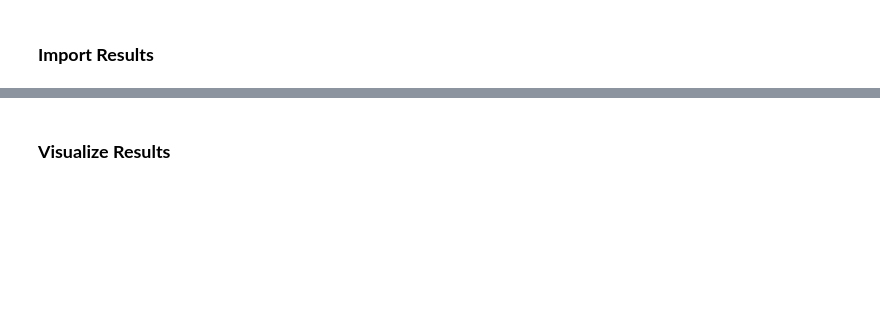
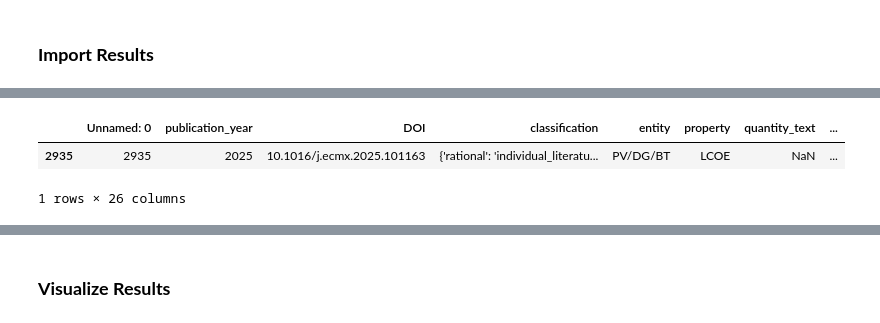
Before and after one commit to FZJ-IEK3-VSA/quinex-energy-system-studies, a Jupyter notebook: notebooks/Step6_SpatialVisualisation.ipynb, the cells around one changed output, grey strips where cells are left out. Cells and saved outputs as stored; diff of their text form; code cells hidden in the pictures; blank space fills up the shorter version.

```diff
--- a/notebooks/Step6_SpatialVisualisation.ipynb
+++ b/notebooks/Step6_SpatialVisualisation.ipynb
@@ -22,4 +22,10 @@ PV    607
 Name: count, dtype: int64
+# %%
+cost_lcoe[cost_lcoe["country"] == "Denmark"]
+# %% [output]
+|  | Unnamed: 0 | publication_year | DOI | classification | entity | property | quantity_text | ... |
+| 2935 | 2935 | 2025 | 10.1016/j.ecmx.2025.101163 | {'rational': 'individual_literatu... | PV/DG/BT | LCOE | NaN | ... |
+1 rows × 26 columns
 # %%
 cost_lcoe[cost_lcoe["country"] == "Tanzania"]
 # %% [output]
```
Also changed, not shown: parts of 9 cells of this notebook, 6 other files.
